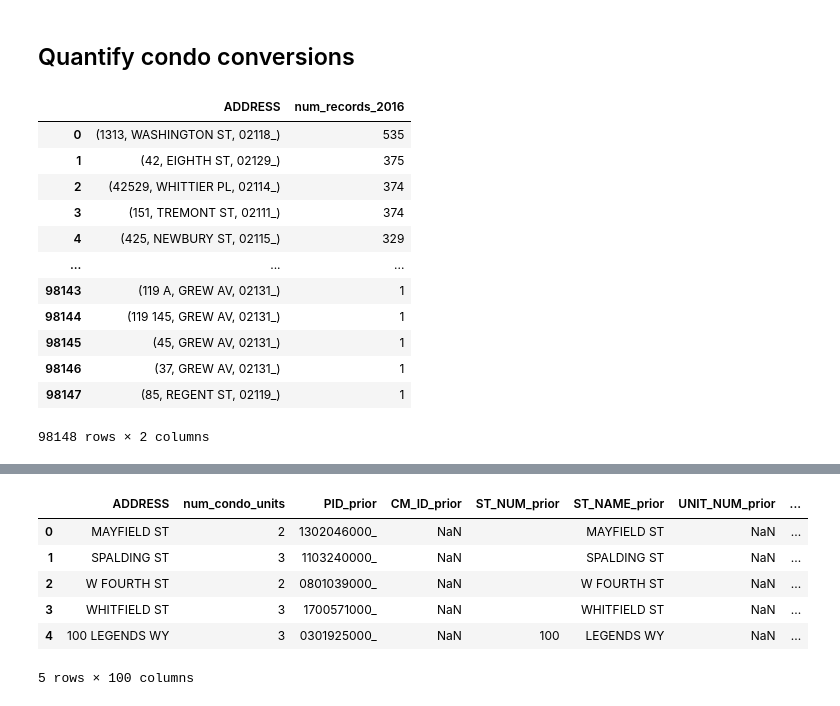
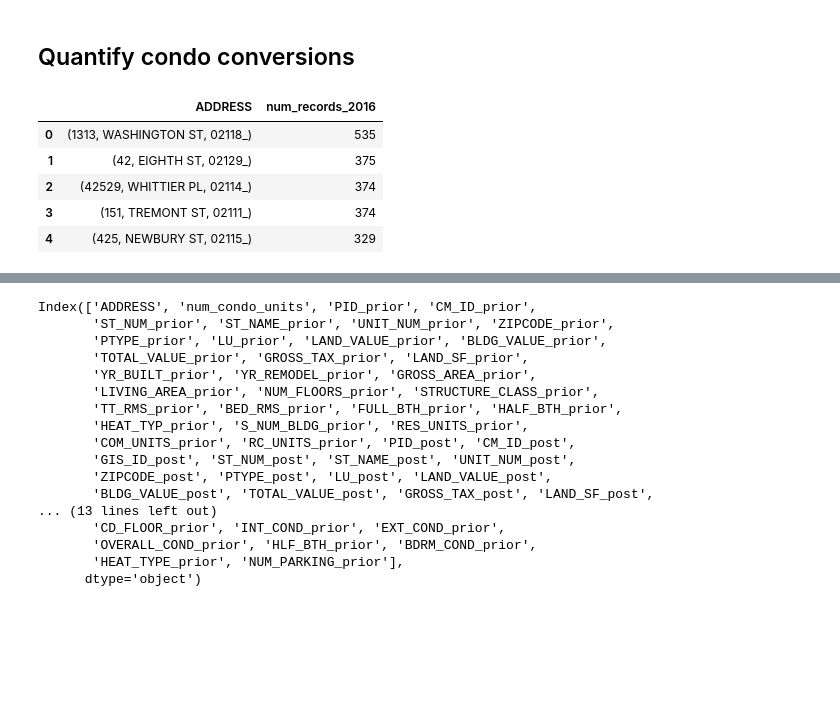
Before and after one commit to gracefh/boston-condo-conversions, a Jupyter notebook: data_cleaning.ipynb, the cells around one changed output, grey strips where cells are left out. Cells and saved outputs as stored; diff of their text form; code cells hidden in the pictures; blank space fills up the shorter version.

```diff
--- a/data_cleaning.ipynb
+++ b/data_cleaning.ipynb
@@ -79,21 +79,14 @@ for year in years:
 # %%
 num_records_by_address_by_year = {year: parcel_data[year]['ADDRESS'].value_counts().reset_index(name=f"num_records_{year}") for year in years}
 # %%
-num_records_by_address_by_year[2016]
+num_records_by_address_by_year[2016].head()
 # %% [output]
 |  | ADDRESS | num_records_2016 |
 | 0 | (1313, WASHINGTON ST, 02118_) | 535 |
 | 1 | (42, EIGHTH ST, 02129_) | 375 |
 | 2 | (42529, WHITTIER PL, 02114_) | 374 |
 | 3 | (151, TREMONT ST, 02111_) | 374 |
 | 4 | (425, NEWBURY ST, 02115_) | 329 |
-| ... | ... | ... |
-| 98143 | (119 A, GREW AV, 02131_) | 1 |
-| 98144 | (119 145, GREW AV, 02131_) | 1 |
-| 98145 | (45, GREW AV, 02131_) | 1 |
-| 98146 | (37, GREW AV, 02131_) | 1 |
-| 98147 | (85, REGENT ST, 02119_) | 1 |
-98148 rows × 2 columns
 # %%
 # get condo conversions between prior_year and prior_year + 1
 # returns dataframe with conversion data
@@ -143,12 +136,22 @@ merged_df.head()
 merged_df = merged_df.reset_index()
 merged_df["ADDRESS"] = merged_df["ADDRESS"].apply(lambda x: (x[0] + " " + x[1]).strip())
 # %%
-merged_df.head()
+merged_df.keys()
 # %% [output]
-|  | ADDRESS | num_condo_units | PID_prior | CM_ID_prior | ST_NUM_prior | ST_NAME_prior | UNIT_NUM_prior | ... |
-| 0 | MAYFIELD ST | 2 | 1302046000_ | NaN |  | MAYFIELD ST | NaN | ... |
-| 1 | SPALDING ST | 3 | 1103240000_ | NaN |  | SPALDING ST | NaN | ... |
-| 2 | W FOURTH ST | 2 | 0801039000_ | NaN |  | W FOURTH ST | NaN | ... |
-| 3 | WHITFIELD ST | 3 | 1700571000_ | NaN |  | WHITFIELD ST | NaN | ... |
-| 4 | 100 LEGENDS WY | 3 | 0301925000_ | NaN | 100 | LEGENDS WY | NaN | ... |
-5 rows × 100 columns
+Index(['ADDRESS', 'num_condo_units', 'PID_prior', 'CM_ID_prior',
+       'ST_NUM_prior', 'ST_NAME_prior', 'UNIT_NUM_prior', 'ZIPCODE_prior',
+       'PTYPE_prior', 'LU_prior', 'LAND_VALUE_prior', 'BLDG_VALUE_prior',
+       'TOTAL_VALUE_prior', 'GROSS_TAX_prior', 'LAND_SF_prior',
+       'YR_BUILT_prior', 'YR_REMODEL_prior', 'GROSS_AREA_prior',
+       'LIVING_AREA_prior', 'NUM_FLOORS_prior', 'STRUCTURE_CLASS_prior',
+       'TT_RMS_prior', 'BED_RMS_prior', 'FULL_BTH_prior', 'HALF_BTH_prior',
+       'HEAT_TYP_prior', 'S_NUM_BLDG_prior', 'RES_UNITS_prior',
+       'COM_UNITS_prior', 'RC_UNITS_prior', 'PID_post', 'CM_ID_post',
+       'GIS_ID_post', 'ST_NUM_post', 'ST_NAME_post', 'UNIT_NUM_post',
+       'ZIPCODE_post', 'PTYPE_post', 'LU_post', 'LAND_VALUE_post',
+       'BLDG_VALUE_post', 'TOTAL_VALUE_post', 'GROSS_TAX_post', 'LAND_SF_post',
+... (13 lines left out)
+       'CD_FLOOR_prior', 'INT_COND_prior', 'EXT_COND_prior',
+       'OVERALL_COND_prior', 'HLF_BTH_prior', 'BDRM_COND_prior',
+       'HEAT_TYPE_prior', 'NUM_PARKING_prior'],
+      dtype='object')
```
Also changed, not shown: parts of 4 cells of this notebook, 2 other files.
